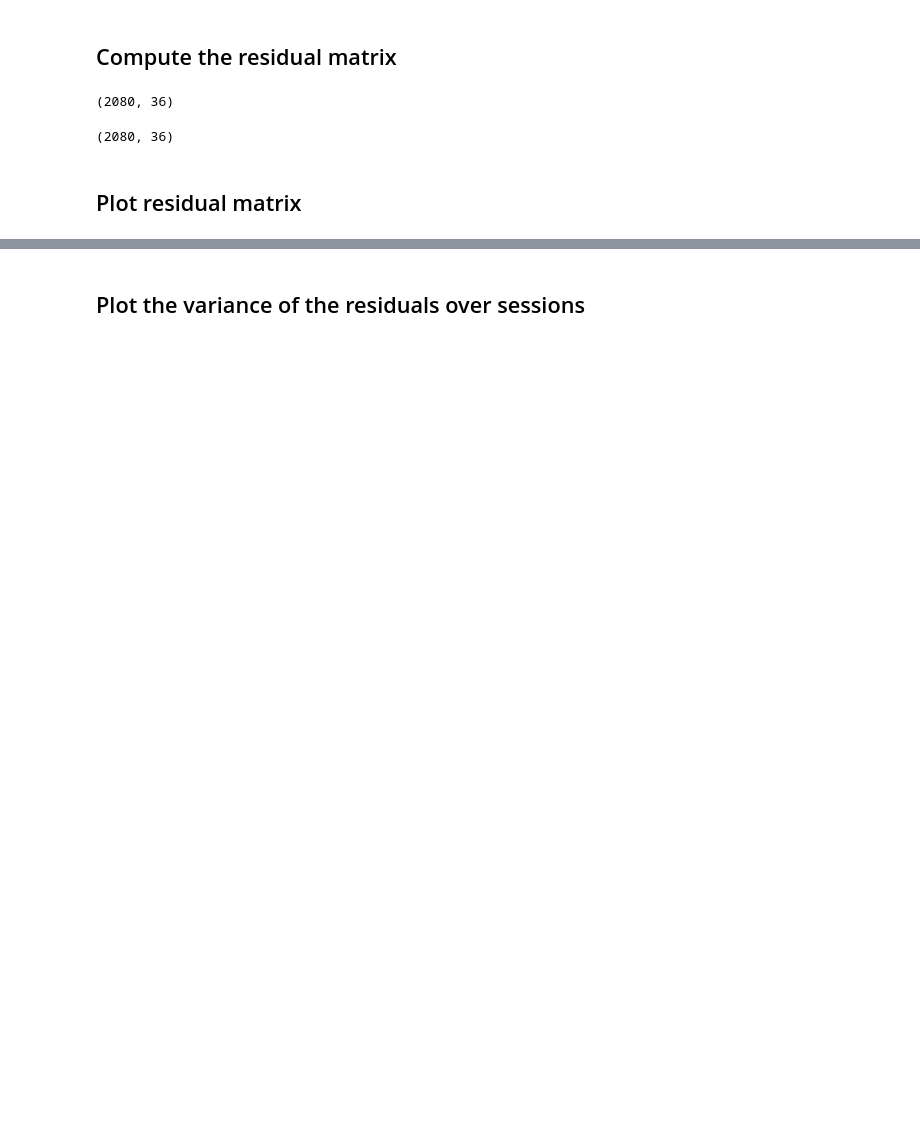
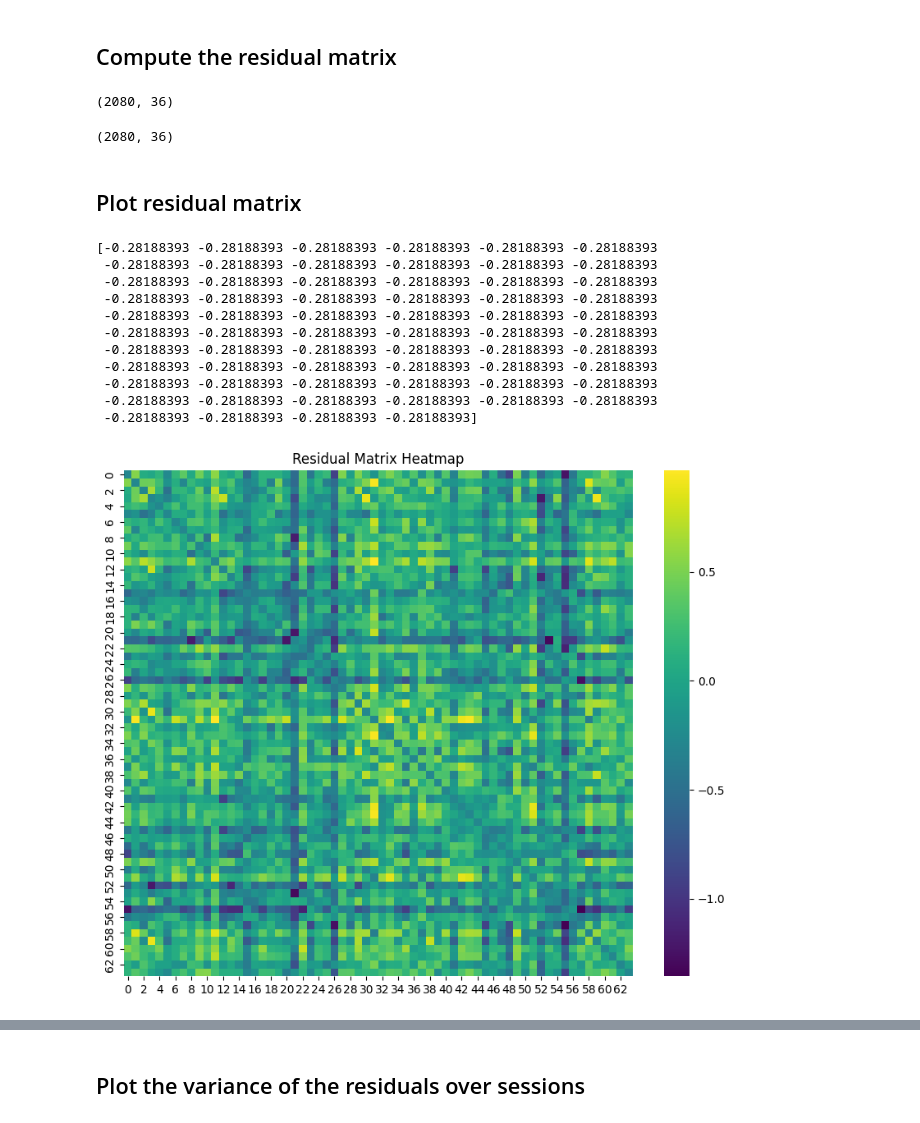
Before and after one commit to celprov/hcph-sops, a Jupyter notebook: docs/analysis/fmri-variability.ipynb, the cells around one changed output, grey strips where cells are left out. Cells and saved outputs as stored; diff of their text form; code cells hidden in the pictures; blank space fills up the shorter version.

```diff
--- a/docs/analysis/fmri-variability.ipynb
+++ b/docs/analysis/fmri-variability.ipynb
@@ -97 +164,23 @@ print(residuals_frompc.shape)
+# %%
+residual = reconstruct_full_matrix(residuals[:,0], fc_size)
+print(np.diag(residual))
+
+# Plot the residual matrix as a heatmap
+plt.figure(figsize=(10, 8))
+sns.heatmap(residual, cmap='viridis')
+plt.title('Residual Matrix Heatmap')
+plt.show()
+# %% [output]
+[-0.28188393 -0.28188393 -0.28188393 -0.28188393 -0.28188393 -0.28188393
+ -0.28188393 -0.28188393 -0.28188393 -0.28188393 -0.28188393 -0.28188393
+ -0.28188393 -0.28188393 -0.28188393 -0.28188393 -0.28188393 -0.28188393
+ -0.28188393 -0.28188393 -0.28188393 -0.28188393 -0.28188393 -0.28188393
+ -0.28188393 -0.28188393 -0.28188393 -0.28188393 -0.28188393 -0.28188393
+ -0.28188393 -0.28188393 -0.28188393 -0.28188393 -0.28188393 -0.28188393
+ -0.28188393 -0.28188393 -0.28188393 -0.28188393 -0.28188393 -0.28188393
+ -0.28188393 -0.28188393 -0.28188393 -0.28188393 -0.28188393 -0.28188393
+ -0.28188393 -0.28188393 -0.28188393 -0.28188393 -0.28188393 -0.28188393
+ -0.28188393 -0.28188393 -0.28188393 -0.28188393 -0.28188393 -0.28188393
+ -0.28188393 -0.28188393 -0.28188393 -0.28188393]
+[figure, added]
 # %%
```
Also changed, not shown: parts of 12 cells of this notebook, 2 other files.
